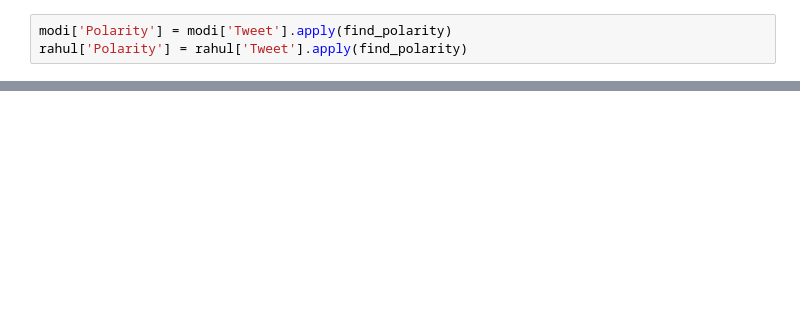
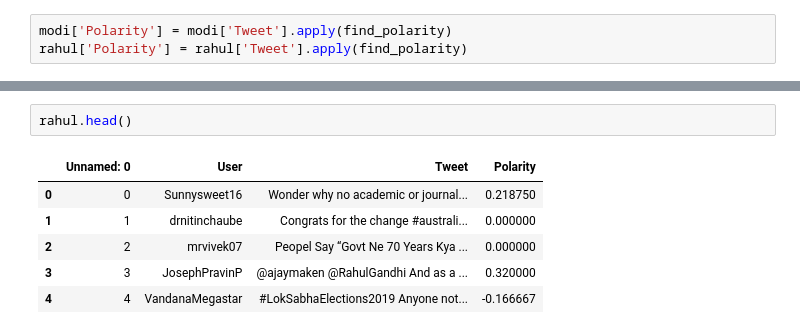
Before and after one commit to 611noorsaeed/Indian-Election-Sentiment-Analysis, a Jupyter notebook: Indian Election Sentiment Analysis.ipynb, the cells around one changed output, grey strips where cells are left out. Drawn from its saved outputs; the diff is of its cells as text; blank space fills up the shorter version.

```diff
--- a/Indian Election Sentiment Analysis.ipynb
+++ b/Indian Election Sentiment Analysis.ipynb
@@ -68,0 +65,9 @@ rahul['Polarity'] = rahul['Tweet'].apply(find_polarity)
+# %%
+rahul.head()
+# %% [output]
+|  | Unnamed: 0 | User | Tweet | Polarity |
+| 0 | 0 | Sunnysweet16 | Wonder why no academic or journal... | 0.218750 |
+| 1 | 1 | drnitinchaube | Congrats for the change #australi... | 0.000000 |
+| 2 | 2 | mrvivek07 | Peopel Say “Govt Ne 70 Years Kya ... | 0.000000 |
+| 3 | 3 | JosephPravinP | @ajaymaken @RahulGandhi And as a ... | 0.320000 |
+| 4 | 4 | VandanaMegastar | #LokSabhaElections2019 Anyone not... | -0.166667 |
```
Also changed, not shown: parts of 26 cells of this notebook.
